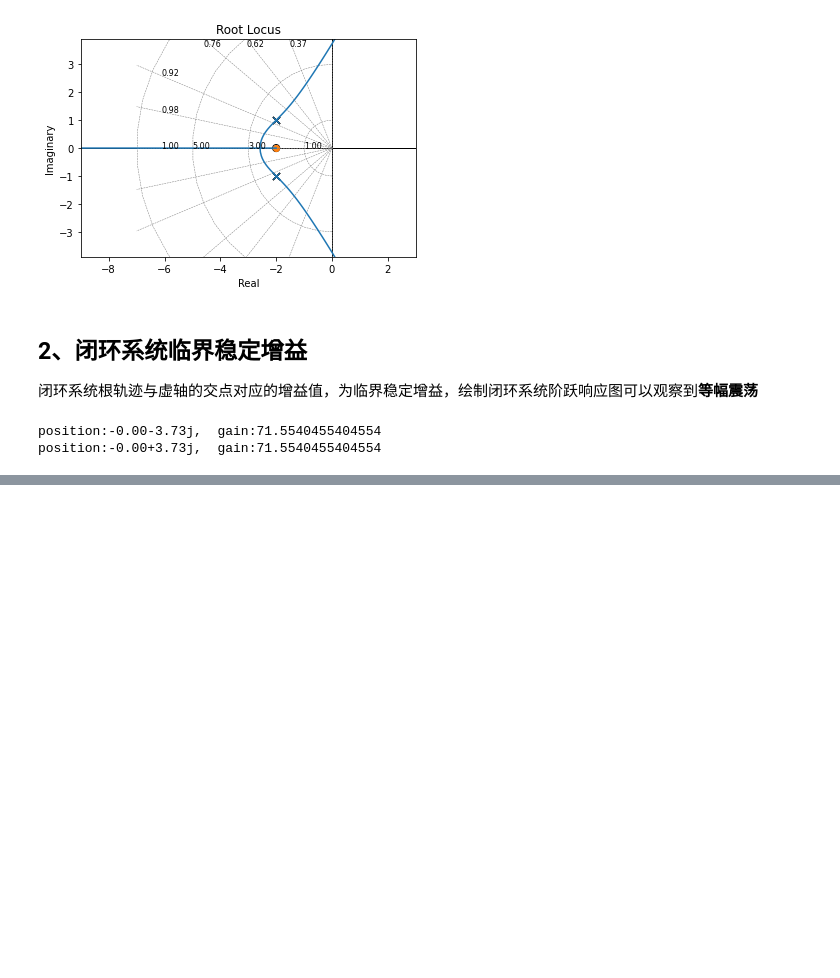
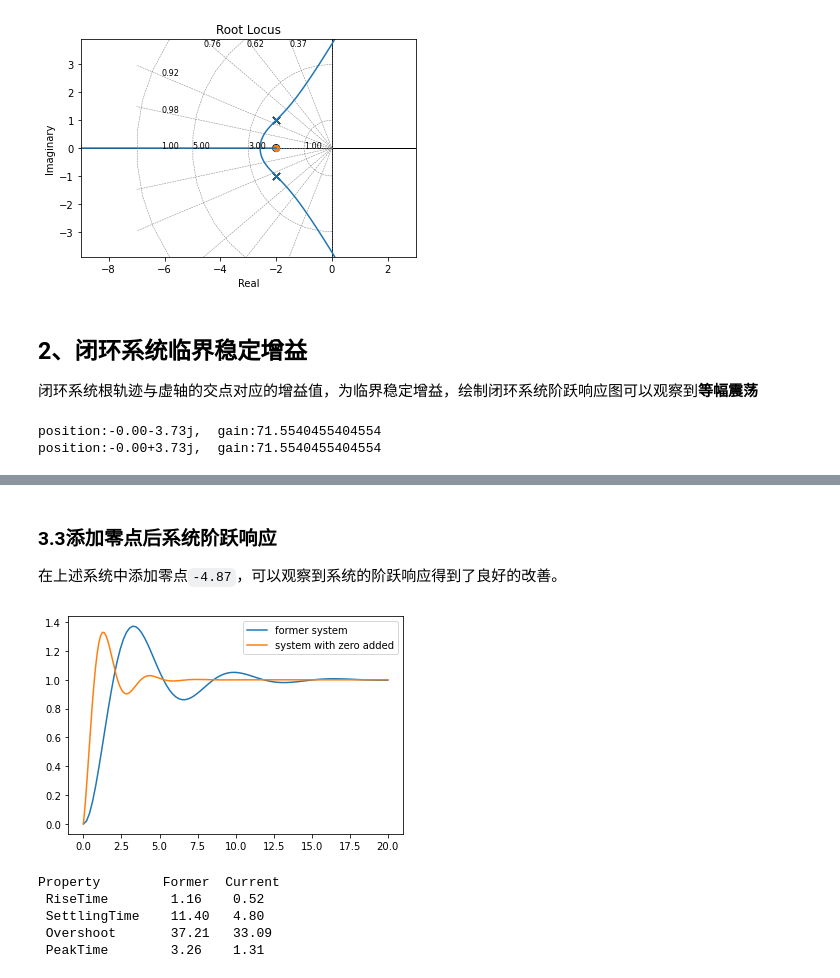
Before and after one commit to xsro/university-learning-code, a Jupyter notebook: 5自动控制原理/2线性系统跟轨迹研究/RootLocusMethod.ipynb, the cells around one changed output, grey strips where cells are left out. Drawn from its saved outputs; the diff is of its cells as text; code cells hidden in the pictures; blank space fills up the shorter version.

```diff
--- a/5自动控制原理/2线性系统跟轨迹研究/RootLocusMethod.ipynb
+++ b/5自动控制原理/2线性系统跟轨迹研究/RootLocusMethod.ipynb
@@ -61,0 +76,35 @@ plt.show()
+# %%
+num=1
+den=[1,0.6,0]
+G2=tf(num,den)
+Phi2=feedback(G2,1)
+# %% [markdown]
+### 3.3添加零点后系统阶跃响应
+
+在上述系统中添加零点`-4.87`，可以观察到系统的阶跃响应得到了良好的改善。
+# %%
+add=-4.87
+G2z=G2*tf([1,-add],1)
+Tfinal=20
+Phi2z=feedback(G2z,1)
+y,t=step(Phi2,T=Tfinal)
+yz,tz=step(Phi2z,T=Tfinal)
+plt.plot(t,y,label='former system')
+plt.plot(tz,yz,label='system with zero added')
+plt.legend()
+plt.show()
+# %% [output]
+[figure, added]
+# %%
+info=stepinfo(Phi2)
+info2=stepinfo(Phi2z)
+keys=['RiseTime','SettlingTime','Overshoot','PeakTime']
+print('Property\tFormer\tCurrent')
+for key in keys:
+    print(" %s\t %.2f\t %.2f" % (key,info[key],info2[key]))
+# %% [output]
+Property        Former  Current
+ RiseTime        1.16    0.52
+ SettlingTime    11.40   4.80
+ Overshoot       37.21   33.09
+ PeakTime        3.26    1.31
```
Also changed, not shown: parts of 5 cells of this notebook.
